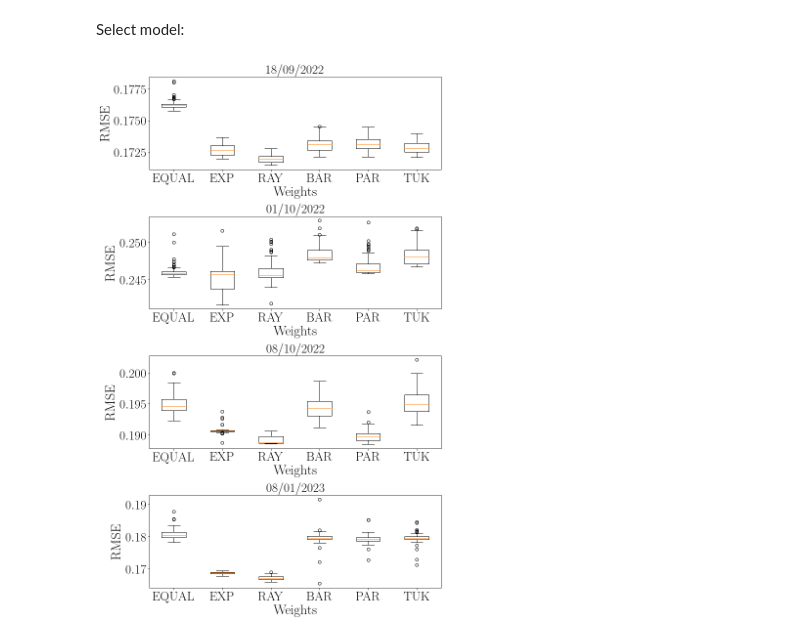
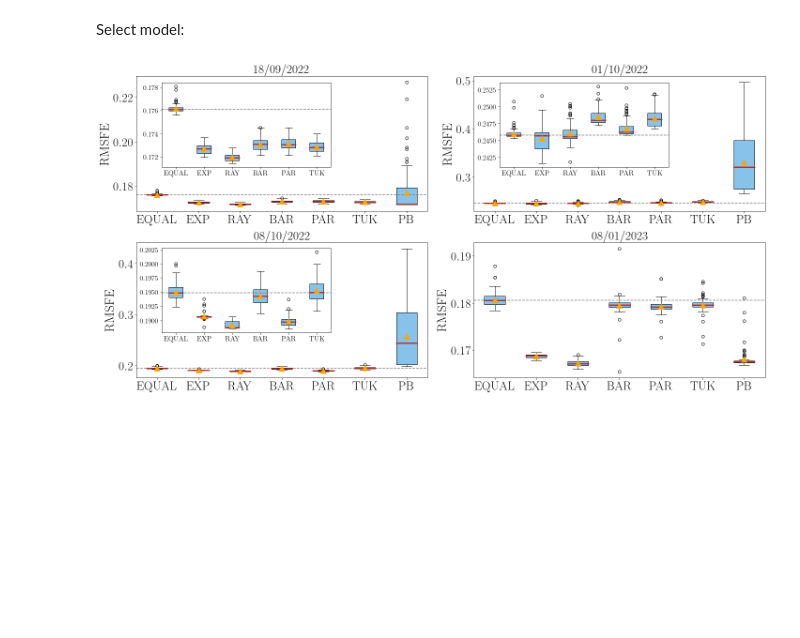
Before and after one commit to johannnamr/Forecasting-Facing-Structural-Breaks-Using-Deep-Sequential-Models, a Jupyter notebook: Code/Application/App_Results.ipynb, the cells around one changed output. Saved outputs shown, nothing was run; the diff lists cells and outputs as text; code cells hidden in the pictures; blank space fills up the shorter version.

```diff
--- a/Code/Application/App_Results.ipynb
+++ b/Code/Application/App_Results.ipynb
@@ -20,7 +20,7 @@ metric = 0 # RMSE: 0, MAE: 1, MAPE: 2, R^2: 3
 # %% [markdown]
 ## Best Performance
 # %%
-ind = ['EQUAL', 'EXP', 'RAY', 'BAR', 'PAR', 'TUK']
+ind = ['EXP', 'RAY', 'BAR', 'PAR', 'TUK','PB']
 col1 = ['18/09/2022','01/10/2022','08/10/2022','08/01/2023']
 col2 = ['RNN','LSTM','GRU']
 columns = pd.MultiIndex.from_tuples(list(itertools.product(col1, col2)))
@@ -104,5 +101,14 @@ str_model = 'RNN'
+# %%
+def adjust_lightness(color, amount=0.5):
+    import matplotlib.colors as mc
+    import colorsys
+    try:
+        c = mc.cnames[color]
+    except:
+        c = color
+    c = colorsys.rgb_to_hls(*mc.to_rgb(c))
+    return colorsys.hls_to_rgb(c[0], max(0, min(1, amount * c[1])), c[2])
 # %%
 dates = ['18/09/2022','01/10/2022','08/10/2022','08/01/2023']
 weight_type = ['exponential', 'rayleigh', 'bartlett', 'parzen' , 'tukey-hanning']
-#dates = ['18/09/2022','01/10/2022']
-#weight_type = ['exponential']
+ind = ['EQUAL','EXP', 'RAY', 'BAR', 'PAR', 'TUK','PB']
@@ -109,22 +117,64 @@ weight_type = ['exponential', 'rayleigh', 'bartlett', 'parzen' , 'tukey-hanning'
 # %%
-fig, axs = plt.subplots(len(dates),1, figsize=(10, 16))
+fig, axs = plt.subplots(2,2, figsize=(20, 10))
+cmap = plt.get_cmap("tab10")
+medianprops = dict(linewidth=2.5, color='firebrick')
+meanprops = dict(markerfacecolor='orange', markeredgecolor='orange', markersize='12')
+boxprops=dict(facecolor=adjust_lightness(cmap(0),1.75))
+
 for i in range(len(dates)):
     df_data = pd.DataFrame()
-    for j in range(len(weight_type)+1):
+    for j in range(len(weight_type)+2):
         if j==0:
             with np.load(path+'Results/'+data_names[i]+'_'+str_model+'_results.npz') as data:
+                df_data = pd.concat([df_data,pd.DataFrame(data['all_metrics'][:,metric])], axis=1, ignore_index=True)
+        elif j==len(weight_type)+1:
+            with np.load(path+'Results/'+data_names[i]+'_postbreak_'+str_model+'_results.npz') as data:
                 df_data = pd.concat([df_data,pd.DataFrame(data['all_metrics'][:,metric])], axis=1, ignore_index=True)
         else:
             with np.load(path+'Results/'+data_names[i]+'_'+str_model+'_'+weight_type[j-1]+'_results.npz') as data:
                 df_data = pd.concat([df_data,pd.DataFrame(data['all_metrics'][:,metric])], axis=1, ignore_index=True)
-    axs[i].boxplot(df_data)
-    axs[i].set_title(dates[i])
-    axs[i].set_xlabel('Weights')
-    axs[i].set_ylabel('RMSE')
-    axs[i].set_xticks(list(range(1,len(weight_type)+2)),ind[:len(weight_type)+1])
+    if i==0:
+        i1 = 0
+        i2 = 0
+    elif i==1:
+        i1 = 0
+        i2 = 1
+    elif i==2:
+        i1 = 1
+        i2 = 0
+    else:
+        i1 = 1
+        i2 = 1
+
+    axs[i1,i2].boxplot(df_data, showmeans=True,patch_artist=True,medianprops=medianprops,meanprops=meanprops,boxprops=boxprops)
+    axs[i1,i2].axhline(np.median(df_data.iloc[:,0]), linestyle='--', color='grey')
+    axs[i1,i2].set_title(dates[i])
+    axs[i1,i2].set_ylabel('RMSFE')
+    axs[i1,i2].set_xticks(list(range(1,len(weight_type)+3)),ind[:len(weight_type)+2])
+
+    # add zooms plots
+    if i==0:
+        axszoom = fig.add_axes([0.1,0.68,0.25,0.25])
+        axszoom.boxplot(df_data.iloc[:,:len(df_data.columns)-1], showmeans=True,patch_artist=True,medianprops=medianprops,meanprops=meanprops,boxprops=boxprops)
+        axszoom.axhline(np.median(df_data.iloc[:,0]), linestyle='--', color='grey')
+        axszoom.set_xticks(list(range(1,len(weight_type)+2)),ind[:len(weight_type)+1])
+        axszoom.tick_params(labelsize=15)
+    elif i==1:
+        axszoom = fig.add_axes([0.6,0.68,0.25,0.25])
+        axszoom.boxplot(df_data.iloc[:,:len(df_data.columns)-1], showmeans=True,patch_artist=True,medianprops=medianprops,meanprops=meanprops,boxprops=boxprops)
+        axszoom.axhline(np.median(df_data.iloc[:,0]), linestyle='--', color='grey')
+        axszoom.set_xticks(list(range(1,len(weight_type)+2)),ind[:len(weight_type)+1])
+        axszoom.tick_params(labelsize=15)
+    elif i==2:
+        axszoom = fig.add_axes([0.1,0.19,0.25,0.25])
+        axszoom.boxplot(df_data.iloc[:,:len(df_data.columns)-1], showmeans=True,patch_artist=True,medianprops=medianprops,meanprops=meanprops,boxprops=boxprops)
+        axszoom.axhline(np.median(df_data.iloc[:,0]), linestyle='--', color='grey')
+        axszoom.set_xticks(list(range(1,len(weight_type)+2)),ind[:len(weight_type)+1])
+        axszoom.tick_params(labelsize=15)
 
 fig.tight_layout()
+plt.subplots_adjust(wspace=0.16)
 plt.savefig(path+'Figures/'+'overallperf_voltage_'+str_model+'.pdf', bbox_inches='tight')
 plt.show()
 # %% [output]
-[figure, old version]
+[figure, new version]
```
Also changed, not shown: parts of 9 cells of this notebook.
